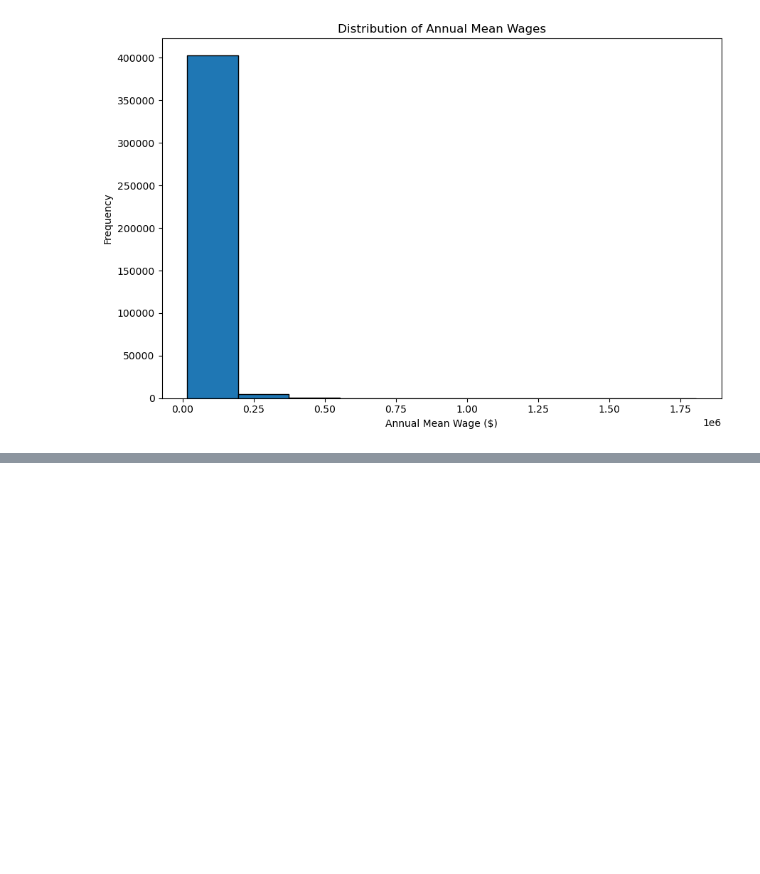
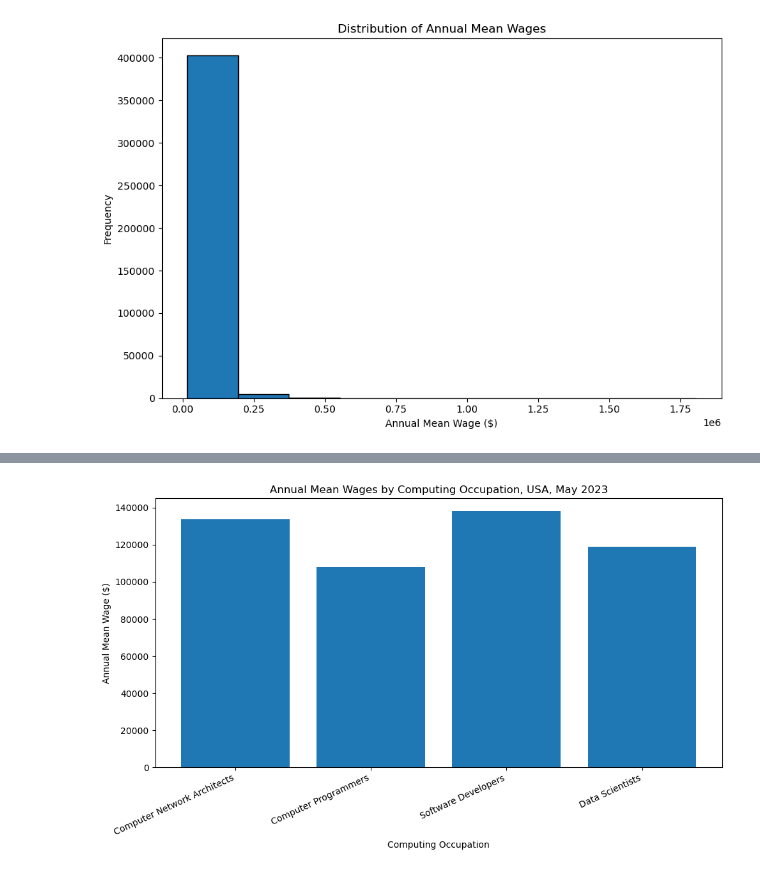
Before and after one commit to Hamza912141/data-visualization-ca1-, a Jupyter notebook: data vis-checkpoint.ipynb, the cells around one changed output, grey strips where cells are left out. Saved outputs shown, nothing was run; the diff lists cells and outputs as text; code cells hidden in the pictures; blank space fills up the shorter version.

```diff
--- a/data vis-checkpoint.ipynb
+++ b/data vis-checkpoint.ipynb
@@ -197,0 +344,24 @@ plt.show()
+# %%
+
+# Select the four computing occupations
+occupations = [
+    "Software Developers",
+    "Data Scientists",
+    "Computer Programmers",
+    "Computer Network Architects"
+]
+
+# Select only national-level records
+comparison = df[
+    (df["AREA"] == 99) &
+    (df["OCC_TITLE"].isin(occupations))
+].copy()
+
+# Remove duplicate occupation records
+comparison = comparison.drop_duplicates(
+    subset=["OCC_TITLE"]
+)
+
+display(
+    comparison[["OCC_TITLE", "TOT_EMP", "A_MEAN", "A_MEDIAN"]]
+)
@@ -197,0 +374,19 @@ plt.show()
+# %%
+import matplotlib.pyplot as plt
+
+plt.figure(figsize=(10, 6))
+
+plt.bar(
+    comparison["OCC_TITLE"],
+    comparison["A_MEAN"]
+)
+
+plt.title("Annual Mean Wages by Computing Occupation, USA, May 2023")
+plt.xlabel("Computing Occupation")
+plt.ylabel("Annual Mean Wage ($)")
+plt.xticks(rotation=25, ha="right")
+
+plt.tight_layout()
+plt.show()
+# %% [output]
+[figure, added]
```
Also changed, not shown: parts of 12 cells of this notebook.
